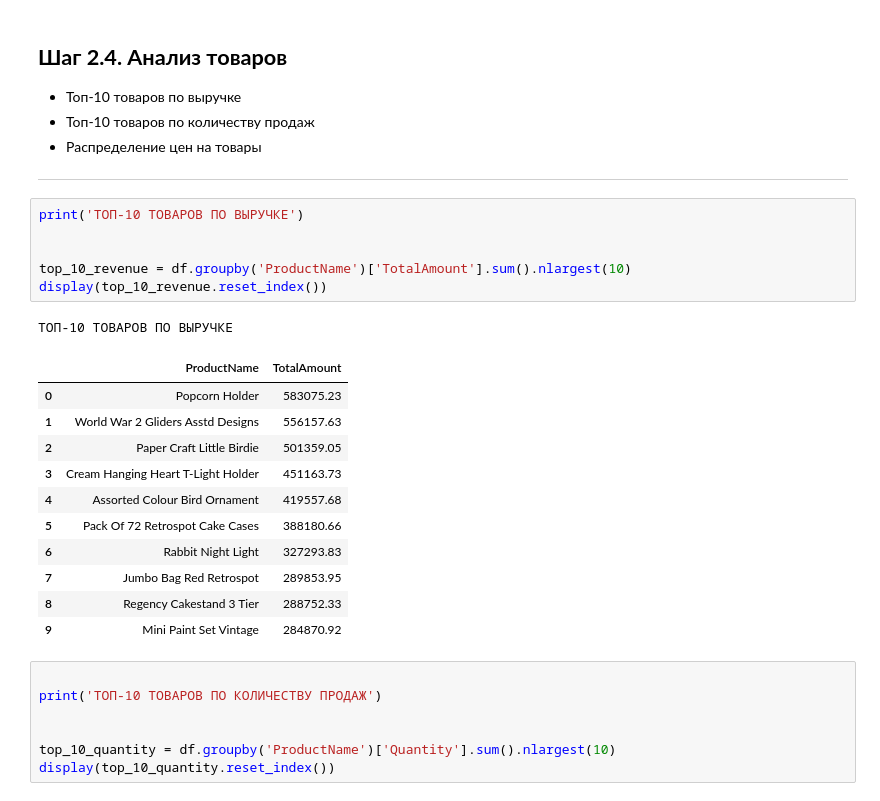
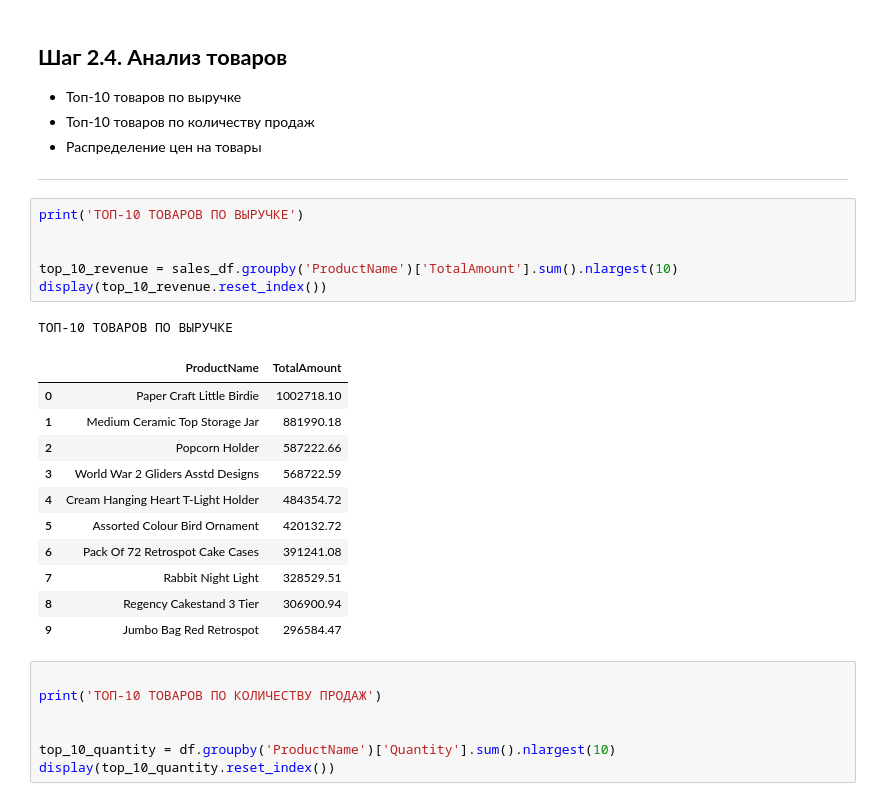
Before and after one commit to dazzens/dazzens, a Jupyter notebook: EDA_проект.ipynb, the cells around one changed output. Saved outputs shown, nothing was run; the diff lists cells and outputs as text.

```diff
--- a/EDA_проект.ipynb
+++ b/EDA_проект.ipynb
@@ -1736,22 +1753,22 @@ print(f"Медианное число уникальных товаров: {medi
 # %%
 print('ТОП-10 ТОВАРОВ ПО ВЫРУЧКЕ')
 
 
-top_10_revenue = df.groupby('ProductName')['TotalAmount'].sum().nlargest(10)
+top_10_revenue = sales_df.groupby('ProductName')['TotalAmount'].sum().nlargest(10)
 display(top_10_revenue.reset_index())
 # %% [output]
 ТОП-10 ТОВАРОВ ПО ВЫРУЧКЕ
 |  | ProductName | TotalAmount |
-| 0 | Popcorn Holder | 583075.23 |
-| 1 | World War 2 Gliders Asstd Designs | 556157.63 |
-| 2 | Paper Craft Little Birdie | 501359.05 |
-| 3 | Cream Hanging Heart T-Light Holder | 451163.73 |
-| 4 | Assorted Colour Bird Ornament | 419557.68 |
-| 5 | Pack Of 72 Retrospot Cake Cases | 388180.66 |
-| 6 | Rabbit Night Light | 327293.83 |
-| 7 | Jumbo Bag Red Retrospot | 289853.95 |
-| 8 | Regency Cakestand 3 Tier | 288752.33 |
-| 9 | Mini Paint Set Vintage | 284870.92 |
+| 0 | Paper Craft Little Birdie | 1002718.10 |
+| 1 | Medium Ceramic Top Storage Jar | 881990.18 |
+| 2 | Popcorn Holder | 587222.66 |
+| 3 | World War 2 Gliders Asstd Designs | 568722.59 |
+| 4 | Cream Hanging Heart T-Light Holder | 484354.72 |
+| 5 | Assorted Colour Bird Ornament | 420132.72 |
+| 6 | Pack Of 72 Retrospot Cake Cases | 391241.08 |
+| 7 | Rabbit Night Light | 328529.51 |
+| 8 | Regency Cakestand 3 Tier | 306900.94 |
+| 9 | Jumbo Bag Red Retrospot | 296584.47 |
 # %%
 
 print('ТОП-10 ТОВАРОВ ПО КОЛИЧЕСТВУ ПРОДАЖ')
```
Also changed, not shown: parts of 123 cells of this notebook.
